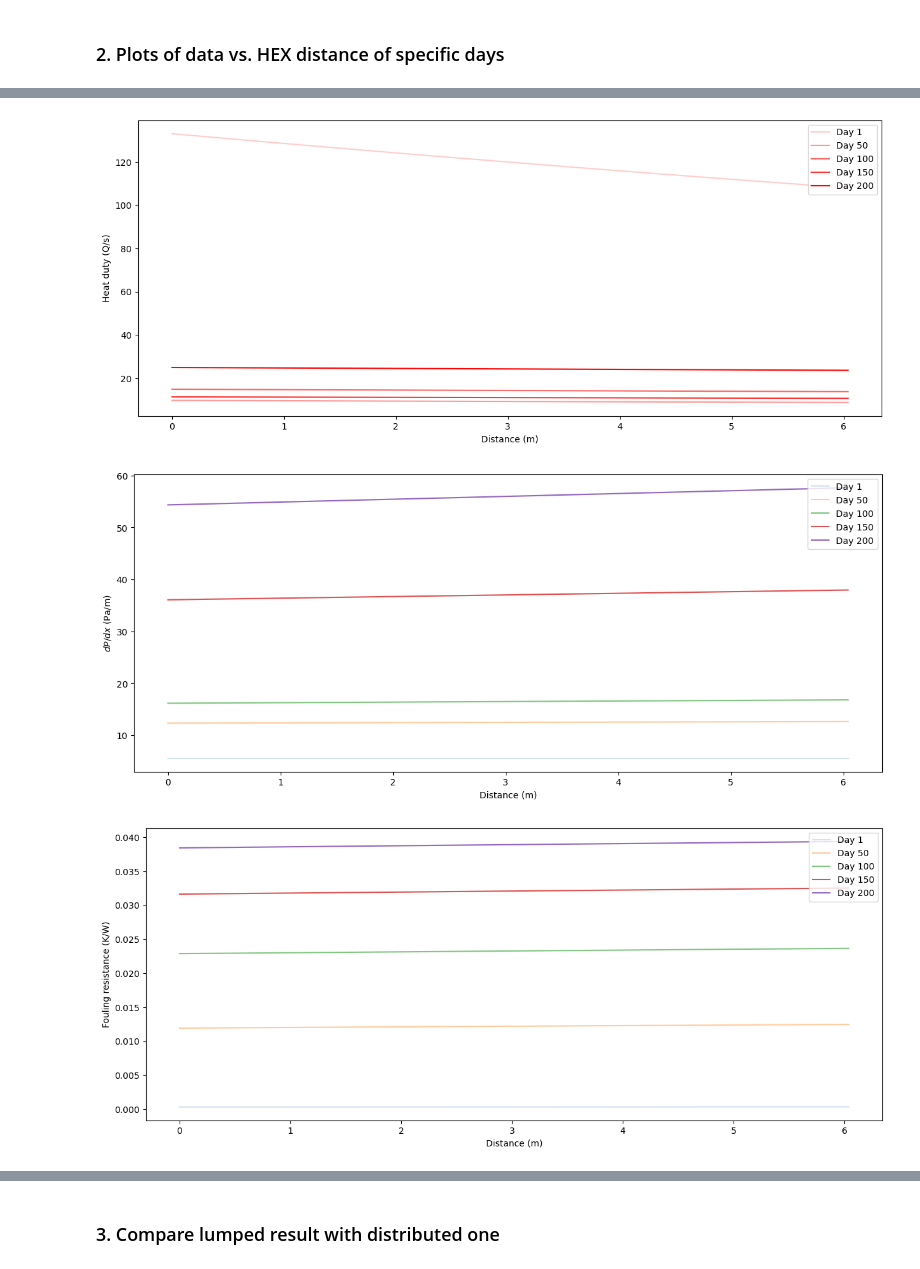
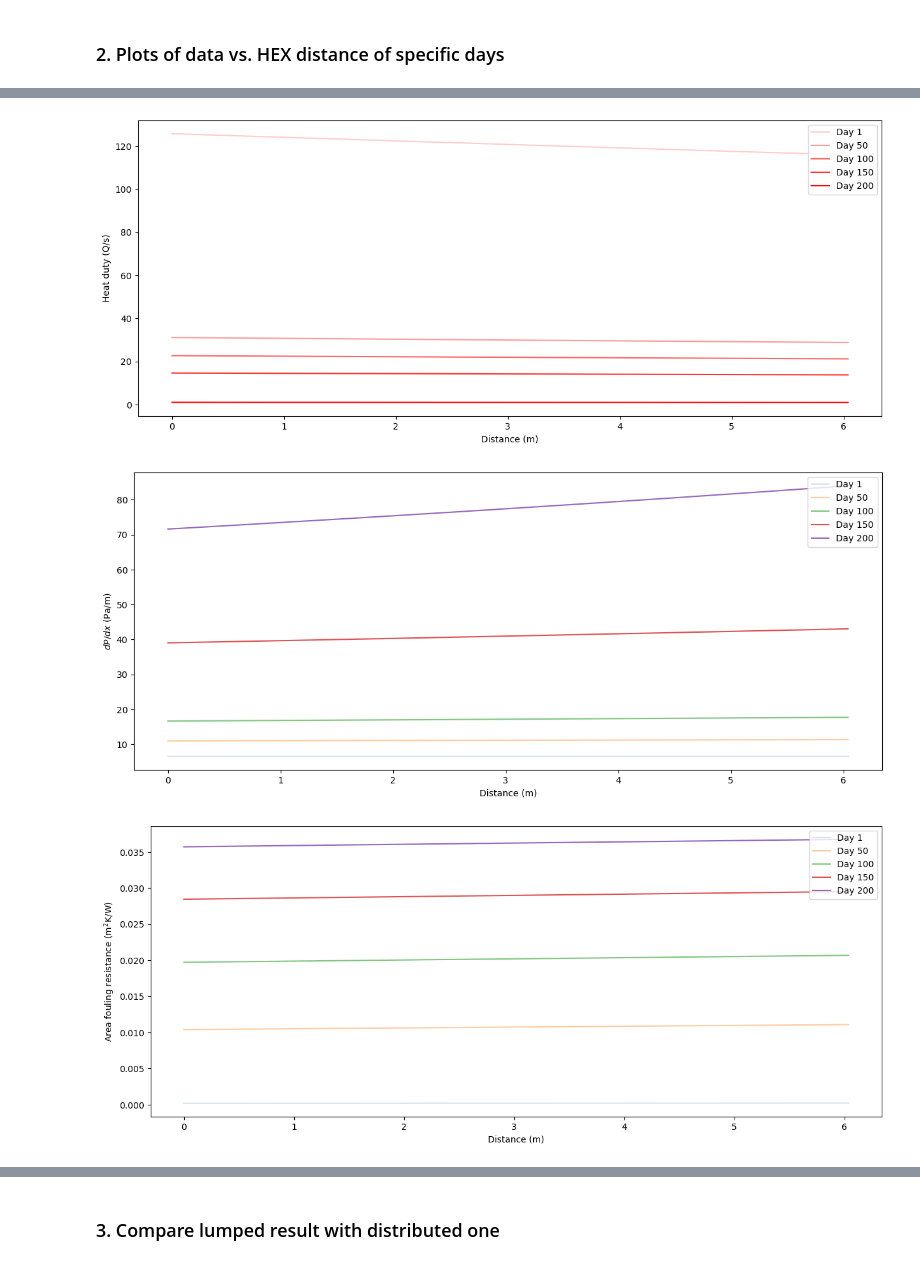
Before and after one commit to donglai-zhang/HEXpractice, a Jupyter notebook: Visualisation.ipynb, the cells around one changed output, grey strips where cells are left out. Cells and saved outputs as stored; diff of their text form; code cells hidden in the pictures.

```diff
--- a/Visualisation.ipynb
+++ b/Visualisation.ipynb
@@ -19,7 +19,7 @@ rinlet: random inlents
 mode = "rinlet"
 
 # f_type: 0 - parallel flow, 1 - counter flow
-f_type = 0
+f_type = 1
 
 if f_type == 0:
     dfs = pd.read_csv(f"{dpath}/{mode}/parallel.csv", header=0)
@@ -187,7 +187,7 @@ ax.set_xlabel("Distance (m)")
 ax.legend(loc="upper right")
 plt.show()
 # %% [output]
-[figure, old version]
+[figure, new version]
 # %%
 # pressure drop vs. distance
 fig, ax = plt.subplots()
@@ -201,21 +201,21 @@ ax.set_xlabel("Distance (m)")
 ax.legend(loc="upper right")
 plt.show()
 # %% [output]
-[figure, old version]
+[figure, new version]
 # %%
 # fouling resistance vs. distance
 fig, ax = plt.subplots()
 fig.set_figheight(6)
 fig.set_figwidth(15)
 
 for k, i in zip(ks, range(1, nk + 1)):
     exec(f'ax.plot(x, df_day{k}["Rf1"].to_numpy(), alpha={1 / nk * i}, label="Day {k}")')
-ax.set_ylabel("Fouling resistance (K/W)")
+ax.set_ylabel("Area fouling resistance (m$^2$K/W)")
 ax.set_xlabel("Distance (m)")
 ax.legend(loc="upper right")
 plt.show()
 # %% [output]
-[figure, old version]
+[figure, new version]
 # %%
 # fouling thickness vs. distance
 fig, ax = plt.subplots()
```
Also changed, not shown: parts of 18 cells of this notebook, 9 other files.
